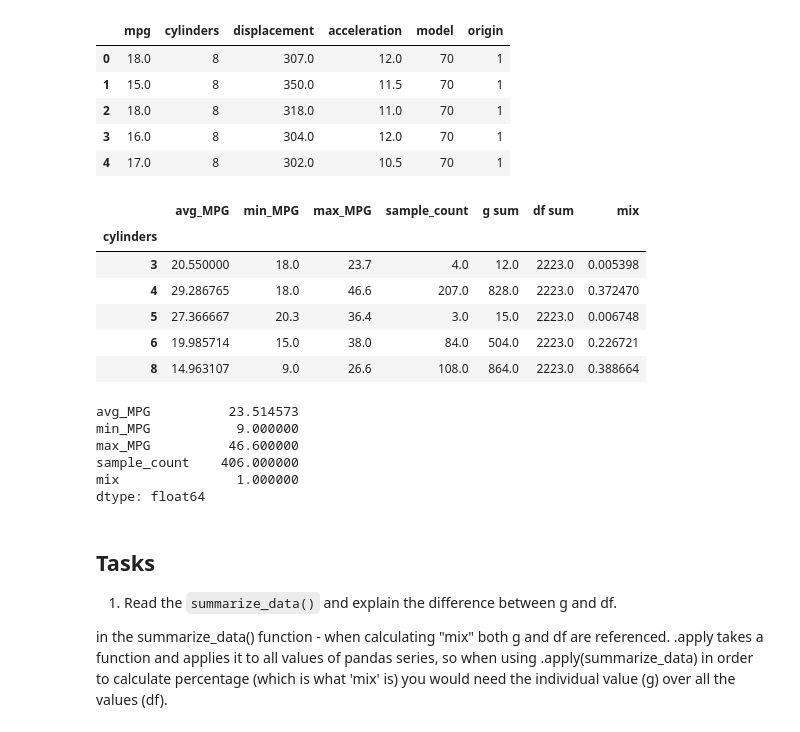
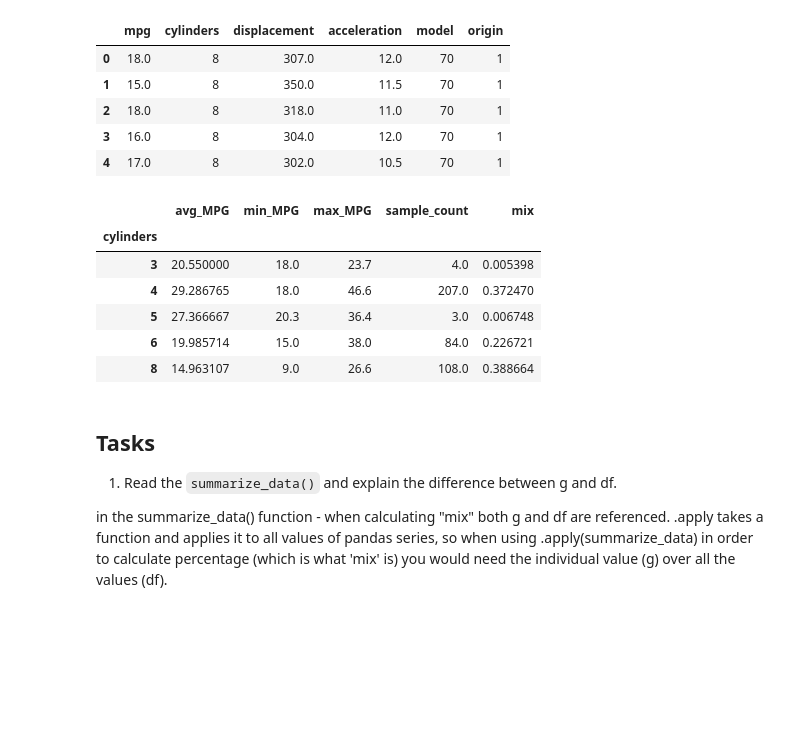
Before and after one commit to spencerflynn/DATA-612-HW-Spencer-Flynn, a Jupyter notebook: DATA_612_HW7_Spencer_Flynn.ipynb, the cells around one changed output. Drawn from its saved outputs; the diff is of its cells as text; code cells hidden in the pictures; blank space fills up the shorter version.

```diff
--- a/DATA_612_HW7_Spencer_Flynn.ipynb
+++ b/DATA_612_HW7_Spencer_Flynn.ipynb
@@ -29,35 +29,24 @@ df.head()
 # %%
 def summarize_data(g):
   return(
     pd.Series({
       "avg_MPG": g.mpg.mean(),
       "min_MPG": g.mpg.min(),
       "max_MPG": g.mpg.max(),
       "sample_count": len(g),
-      "g sum": g.cylinders.sum(),
-      "df sum": df.cylinders.sum(),
-      "mix": g.cylinders.sum()/df.cylinders.sum()
+      "mix": g.cylinders.sum()/df.cylinders.sum(),
     })
   )
 
 df.groupby("cylinders").apply(summarize_data)
 # %% [output]
-|  | avg_MPG | min_MPG | max_MPG | sample_count | g sum | df sum | mix |
-| cylinders |  |  |  |  |  |  |  |
-| 3 | 20.550000 | 18.0 | 23.7 | 4.0 | 12.0 | 2223.0 | 0.005398 |
-| 4 | 29.286765 | 18.0 | 46.6 | 207.0 | 828.0 | 2223.0 | 0.372470 |
-| 5 | 27.366667 | 20.3 | 36.4 | 3.0 | 15.0 | 2223.0 | 0.006748 |
-| 6 | 19.985714 | 15.0 | 38.0 | 84.0 | 504.0 | 2223.0 | 0.226721 |
-| 8 | 14.963107 | 9.0 | 26.6 | 108.0 | 864.0 | 2223.0 | 0.388664 |
+|  | avg_MPG | min_MPG | max_MPG | sample_count | mix |
+| cylinders |  |  |  |  |  |
+| 3 | 20.550000 | 18.0 | 23.7 | 4.0 | 0.005398 |
+| 4 | 29.286765 | 18.0 | 46.6 | 207.0 | 0.372470 |
+| 5 | 27.366667 | 20.3 | 36.4 | 3.0 | 0.006748 |
+| 6 | 19.985714 | 15.0 | 38.0 | 84.0 | 0.226721 |
+| 8 | 14.963107 | 9.0 | 26.6 | 108.0 | 0.388664 |
-# %%
-summarize_data(df)
-# %% [output]
-avg_MPG          23.514573
-min_MPG           9.000000
-max_MPG          46.600000
-sample_count    406.000000
-mix               1.000000
-dtype: float64
 # %% [markdown]
 ## Tasks
   1. Read the `summarize_data()` and explain the difference between g and df.
```
